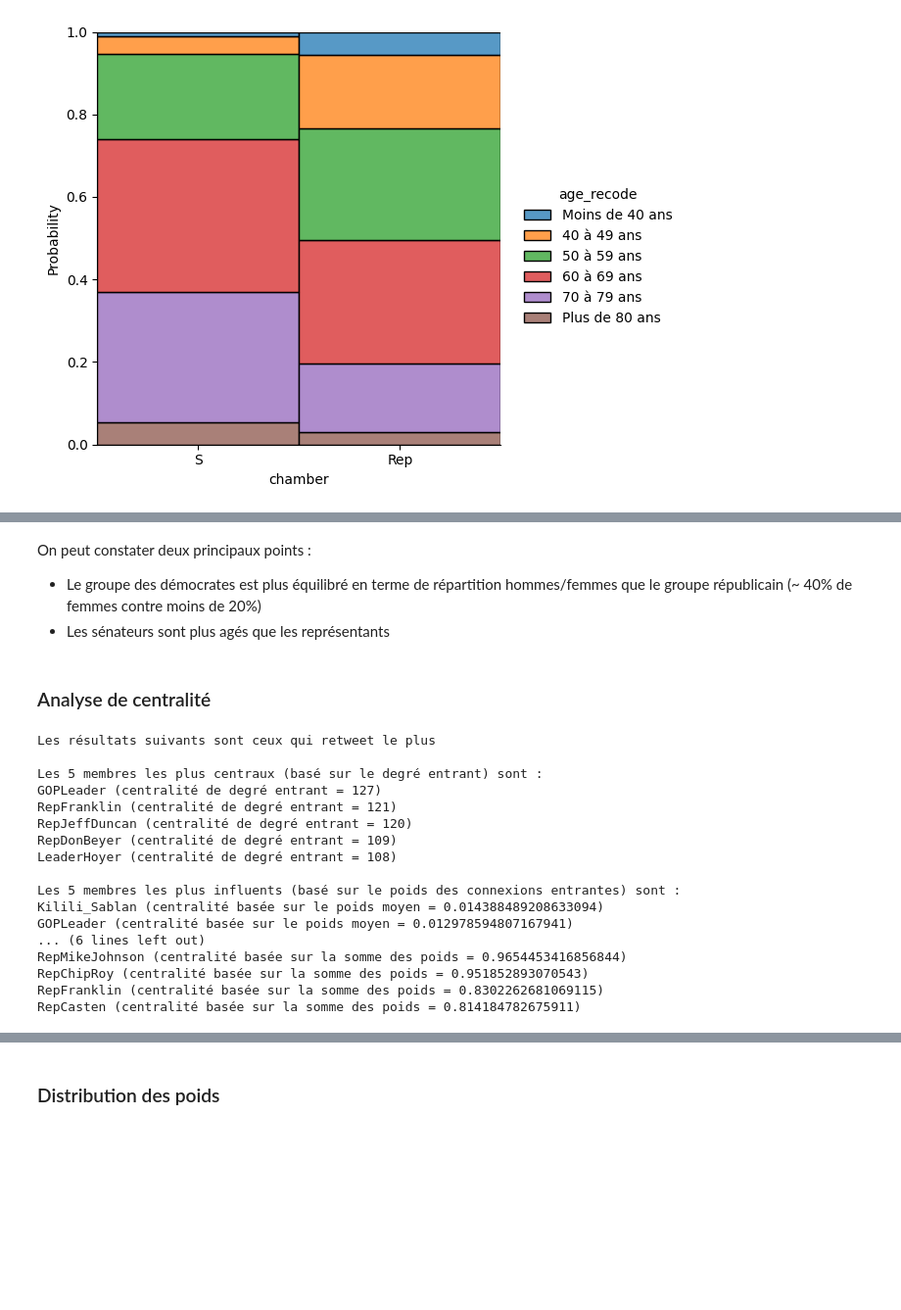
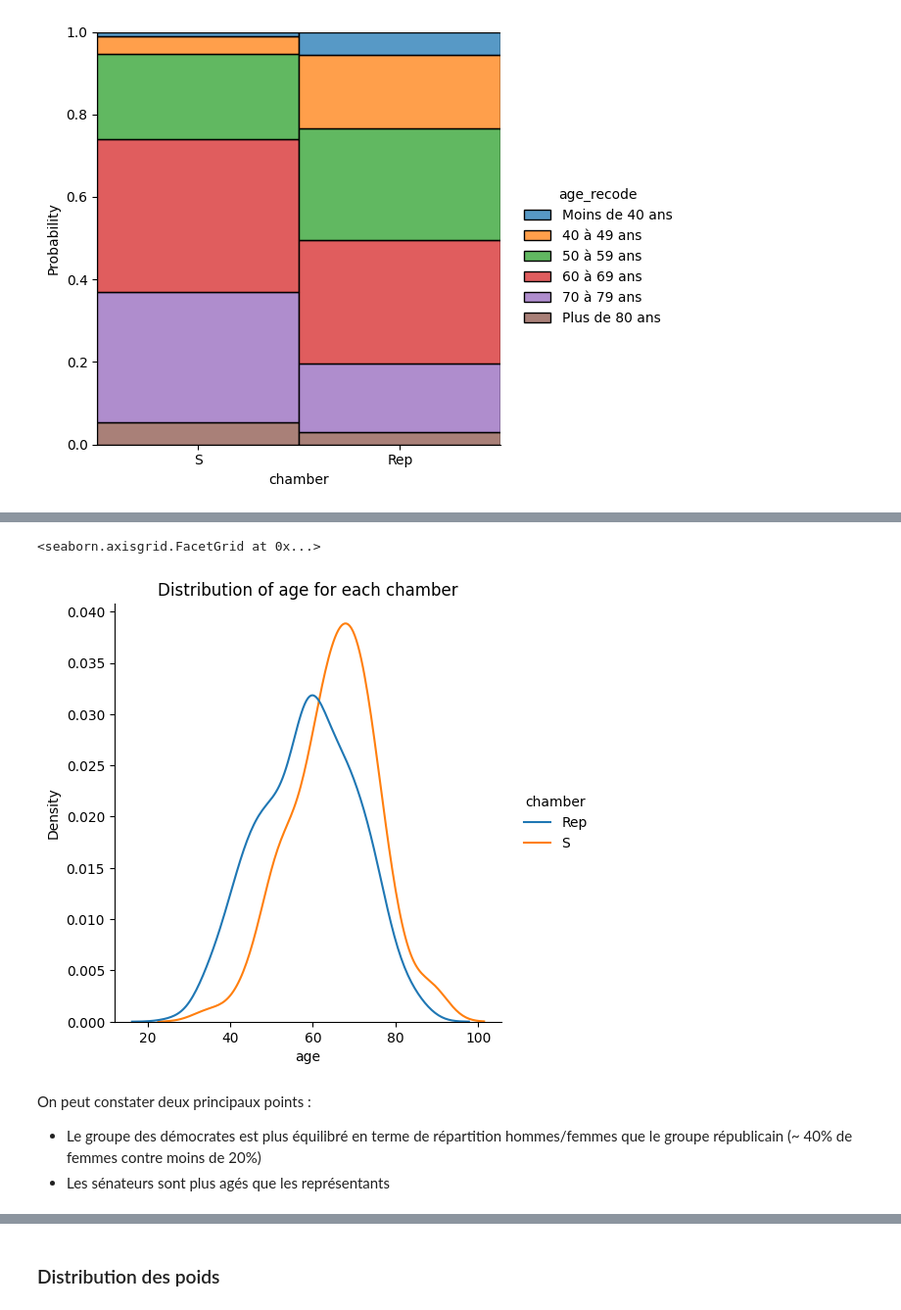
Before and after one commit to cmllbll/Sciences_reseaux, a Jupyter notebook: Lib/Projet réseaux.ipynb, the cells around one changed output, grey strips where cells are left out. Shown at 98% size. Drawn from its saved outputs; the diff is of its cells as text; code cells hidden in the pictures; blank space fills up the shorter version.

```diff
--- a/Lib/Projet réseaux.ipynb
+++ b/Lib/Projet réseaux.ipynb
@@ -130,53 +197,10 @@ Comment sont répartis les âges au sein des chambres ?
+# %%
+sns.displot(data = attributes_df, x = "age", hue = "chamber", hue_order = chamber_order,
+                kind = 'kde', common_norm = False).set(title = f"Distribution of age for each chamber")
+# %% [output]
+<seaborn.axisgrid.FacetGrid at 0x...>
+[figure, added]
 # %% [markdown]
 On peut constater deux principaux points :
 - Le groupe des démocrates est plus équilibré en terme de répartition hommes/femmes que le groupe républicain (~ 40% de femmes contre moins de 20%)
 - Les sénateurs sont plus agés que les représentants
-# %% [markdown]
-### Analyse de centralité
-# %%
-# Calculer la centralité de degré entrant
-in_degree_centrality = [len(in_list) for in_list in inList]
-
-# Calculer la centralité basée sur le poids des connexions entrantes
-in_weighted_centrality_mean = [sum(weights)/len(weights) if len(weights)!=0 else 0 for weights in inWeight]
-in_weighted_centrality_sum = [sum(weights) for weights in inWeight]
-
-# Trouver les indices des 5 membres les plus centraux en termes de degré entrant
-top_5_in_degree_indices = sorted(range(len(in_degree_centrality)), key=lambda i: in_degree_centrality[i], reverse=True)[:5]
-
-# Trouver les indices des 5 membres les plus influents en termes de poids des connexions entrantes
-top_5_in_weighted_indices_mean = sorted(range(len(in_weighted_centrality_mean)), key=lambda i: in_weighted_centrality_mean[i], reverse=True)[:5]
-top_5_in_weighted_indices_sum = sorted(range(len(in_weighted_centrality_sum)), key=lambda i: in_weighted_centrality_sum[i], reverse=True)[:5]
-
-# Afficher les résultats
-print("Les résultats suivants sont ceux qui retweet le plus\n")
-
-print("Les 5 membres les plus centraux (basé sur le degré entrant) sont :")
-for i in top_5_in_degree_indices:
-    print(f"{usernameList[i]} (centralité de degré entrant = {in_degree_centrality[i]})")
-
-print("\nLes 5 membres les plus influents (basé sur le poids des connexions entrantes) sont :")
-for i in top_5_in_weighted_indices_mean:
-    print(f"{usernameList[i]} (centralité basée sur le poids moyen = {in_weighted_centrality_mean[i]})")
-
-print("\nLes 5 membres les plus influents (basé sur la somme des poids des connexions entrantes) sont :")
-for i in top_5_in_weighted_indices_sum:
-    print(f"{usernameList[i]} (centralité basée sur la somme des poids = {in_weighted_centrality_sum[i]})")
-# %% [output]
-Les résultats suivants sont ceux qui retweet le plus
-
-Les 5 membres les plus centraux (basé sur le degré entrant) sont :
-GOPLeader (centralité de degré entrant = 127)
-RepFranklin (centralité de degré entrant = 121)
-RepJeffDuncan (centralité de degré entrant = 120)
-RepDonBeyer (centralité de degré entrant = 109)
-LeaderHoyer (centralité de degré entrant = 108)
-
-Les 5 membres les plus influents (basé sur le poids des connexions entrantes) sont :
-Kilili_Sablan (centralité basée sur le poids moyen = 0.014388489208633094)
-GOPLeader (centralité basée sur le poids moyen = 0.012978594807167941)
-... (6 lines left out)
-RepMikeJohnson (centralité basée sur la somme des poids = 0.9654453416856844)
-RepChipRoy (centralité basée sur la somme des poids = 0.951852893070543)
-RepFranklin (centralité basée sur la somme des poids = 0.8302262681069115)
-RepCasten (centralité basée sur la somme des poids = 0.814184782675911)
```
Also changed, not shown: parts of 45 cells of this notebook, 3 other files.
